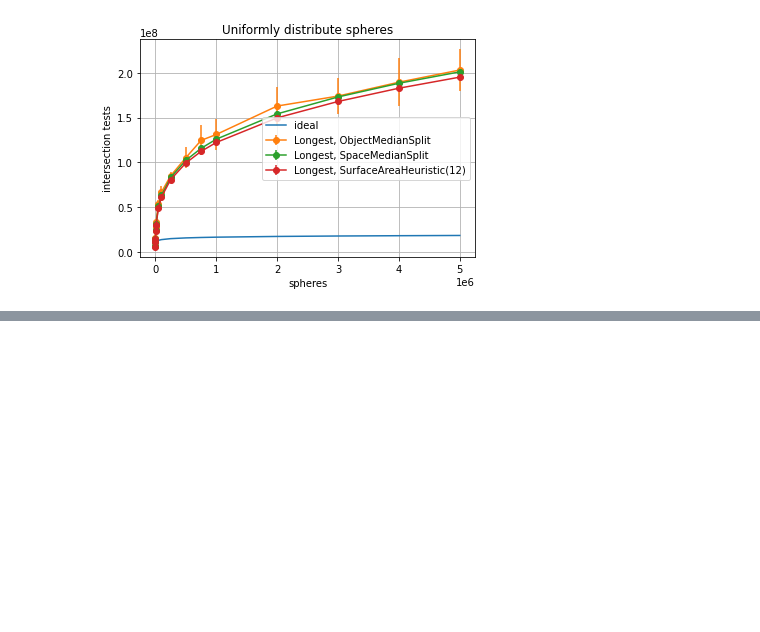
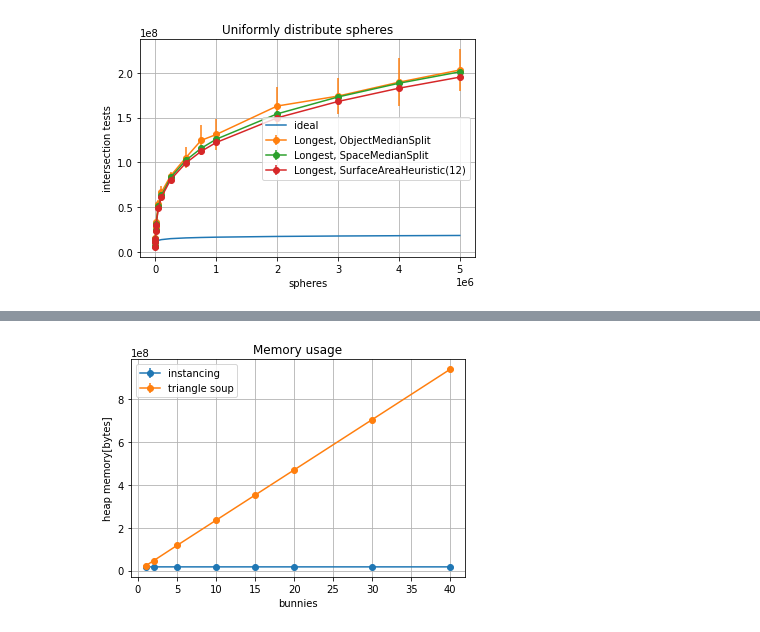
Before and after one commit to BoKleynen/ray-tracer, a Jupyter notebook: experiments/Analysis.ipynb, the cells around one changed output, grey strips where cells are left out. Drawn from its saved outputs; the diff is of its cells as text; code cells hidden in the pictures; blank space fills up the shorter version.

```diff
--- a/experiments/Analysis.ipynb
+++ b/experiments/Analysis.ipynb
@@ -146,0 +145,27 @@ with open("results/instanced_intersections.json") as instanced, open("results/fl
+# %%
+with open("results/instanced_memory.json") as f1, open("results/flattened_memory.json") as f2:
+    instanced_data = json.load(f1)
+    flattened_data = json.load(f2)
+
+    nb_objects = np.array(instanced_data["nb_objects"])
+
+    fig, ax = plt.subplots()
+    ax.set_yscale("linear")
+    ax.set_xscale("linear")
+    ax.set(xlabel="bunnies", ylabel="heap memory[bytes]",title='Memory usage')
+
+    results = [np.array(k) for k in instanced_data["results"]["Alternate, SurfaceAreaHeuristic(12)"]]
+    averages = np.array([np.average(res) for res in results])
+    stds = np.array([np.std(res) for res in results])
+    ax.errorbar(nb_objects, averages, yerr=stds, fmt="-o", label="instancing")
+
+    results = [np.array(k) for k in flattened_data["results"]["Alternate, SurfaceAreaHeuristic(12)"]]
+    averages = np.array([np.average(res) for res in results])
+    stds = np.array([np.std(res) for res in results])
+    ax.errorbar(nb_objects, averages, yerr=stds, fmt="-o", label="triangle soup")
+
+    ax.grid(True)
+    ax.legend()
+#     plt.savefig('results/plots/compare_splitting_heuristics2.png')
+# %% [output]
+[figure, added]
```
Also changed, not shown: parts of 1 cell of this notebook.
